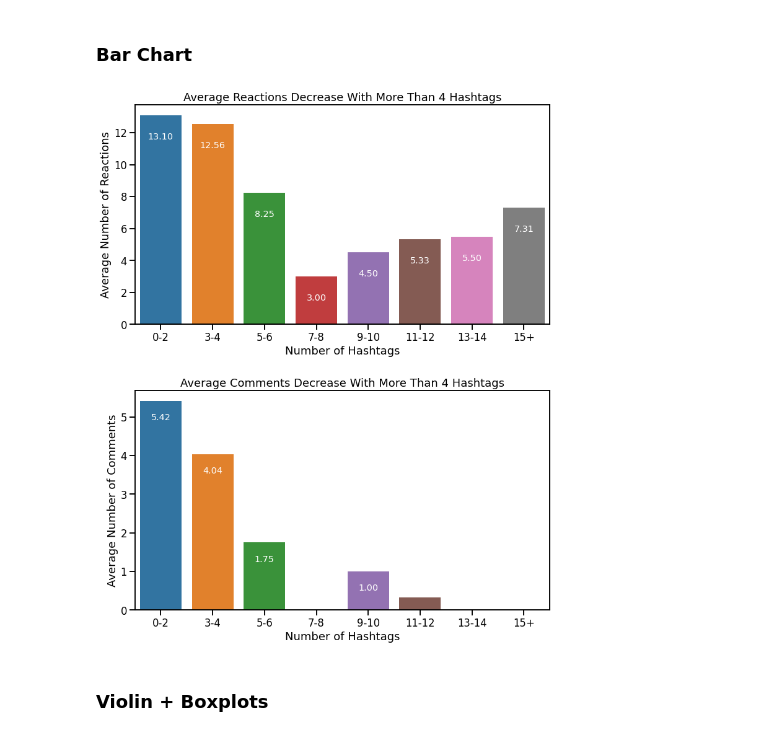
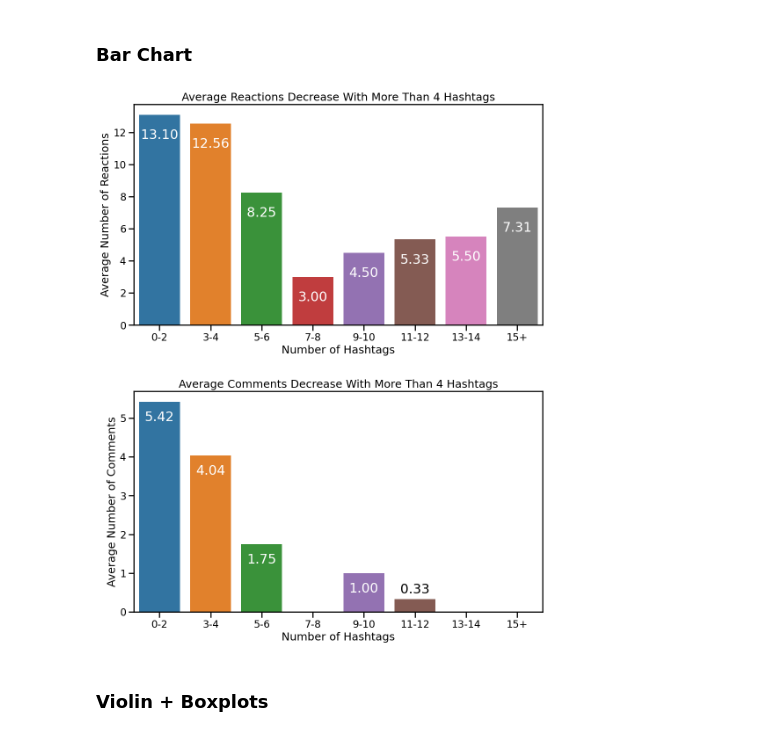
Before and after one commit to adamrossnelson/confident, a Jupyter notebook: notebooks/Confident Data Chapter 10.ipynb, the cells around one changed output. Cells and saved outputs as stored; diff of their text form; code cells hidden in the pictures.

```diff
--- a/notebooks/Confident Data Chapter 10.ipynb
+++ b/notebooks/Confident Data Chapter 10.ipynb
@@ -128,7 +128,7 @@ Text(0, 0.5, 'Average Tip Amount')
 ### Wrangle
 # %%
 # Load ConfidentDataCh9Social.csv
-df = pd.read_csv('ConfidentDataCh9SocialSents_Pub.csv',
+df = pd.read_csv('../data/confident_ch9socialsents.csv',
                  parse_dates=['Date'])
 
 # Display the shape of the data
@@ -299,0 +225,26 @@ Text(0.5, 1.0, 'Hashtag Count')
+# %%
+# Create a grid of subplots
+fig, axes = plt.subplots(figsize=(12, 20),
+                         ncols=2, nrows=5,
+                         squeeze=False)
+# Adjust the spacing between the subplots
+plt.subplots_adjust(hspace=0.5, wspace=0.3)
+
+# Define a list of tuples containing variable names + corresponding titles
+variables = [
+    ('Sentiment_ggl', 'Google Sentiment'),
+    ('Magnitude_ggl', 'Google Magnitude'),
+    ('Negative_nltk', 'NLTK Negative Score'),
+    ('len', 'Length No of Chars'),
+    ('hashtags', 'Hashtags Count')]
+
+# Iterate through list of variables and titles
+for i, (var, title) in enumerate(variables):
+    # Iterate through outcomes ('Reactions' + 'Comments')
+    for j, outcome in enumerate(['Reactions', 'Comments']):
+        # Create seaborn regplot for each variable combination and outcome
+        sns.regplot(
+            data=df, ax=axes[i, j],
+            x=var, y=outcome,
+            scatter_kws={'s': 10}
+        ).set_title(title)  # Set title for each subplot
@@ -304,7 +257,7 @@ Text(0.5, 1.0, 'Hashtag Count')
 fig, axes = plt.subplots(figsize=(12, 15), nrows=2, ncols=1)
 plt.subplots_adjust(hspace=0.3, wspace=0.3)
 
-# Define the custom categories for the ordinal variable
+# Define custom categories for the ordinal variable
 categories = ['0-2', '3-4', '5-6', '7-8', '9-10', '11-12', '13-14', '15+']
 
 # Convert the discrete variable to an ordinal
@@ -321,36 +274,43 @@ sns.barplot(x=reaction_by_hash.index, y=reaction_by_hash.values, ax=axes[0])
 
 # Add labels to the bars
 for i, v in enumerate(reaction_by_hash):
     axes[0].text(i, v-1.5, "{:.2f}".format(v),
             color='white',
-            size='x-large',
+            size='large',
             ha="center")
 
 # Set the title and axis labels
 axes[0].set_title('Average Reactions Decrease With More Than 4 Hashtags')
 axes[0].set_xlabel('Number of Hashtags')
 axes[0].set_ylabel('Average Number of Reactions')
 
 # Create a bar chart for comments by hash_cat
 sns.barplot(x=comments_by_hash.index, y=comments_by_hash.values, ax=axes[1])
 
 # Add labels to the bars
 for i, v in enumerate(comments_by_hash):
+    # Place height label when value is >= 1
     if v >= 1:
         axes[1].text(i, v-.5, "{:.2f}".format(v),
                 color='white',
-                size='x-large',
+                size='large',
+                ha="center")
+    # Place height lable when value is < 1
+    elif (v < 1) & (v != 0):
+        axes[1].text(i, v+.15, "{:.2f}".format(v),
+                color='black',
+                size='large',
                 ha="center")
 
 # Set the title and axis labels
 axes[1].set_title('Average Comments Decrease With More Than 4 Hashtags')
 axes[1].set_xlabel('Number of Hashtags')
 axes[1].set_ylabel('Average Number of Comments')
 
 # Display the charts
 plt.show()
 # %% [output]
-[figure, old version]
+[figure, new version]
 # %% [markdown]
 ### Violin + Boxplots
 # %%
```
Also changed, not shown: parts of 22 cells of this notebook, 2 other files.
